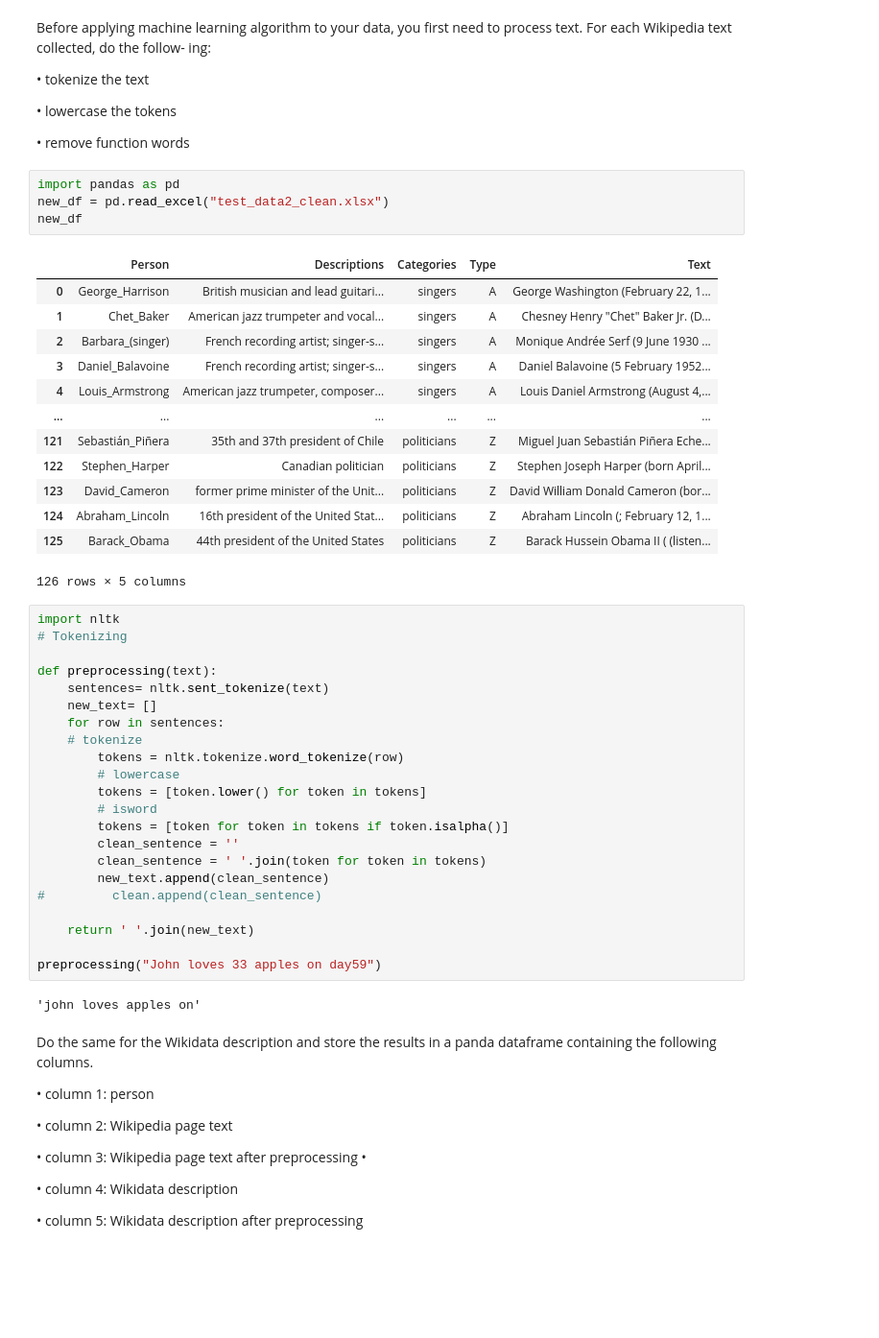
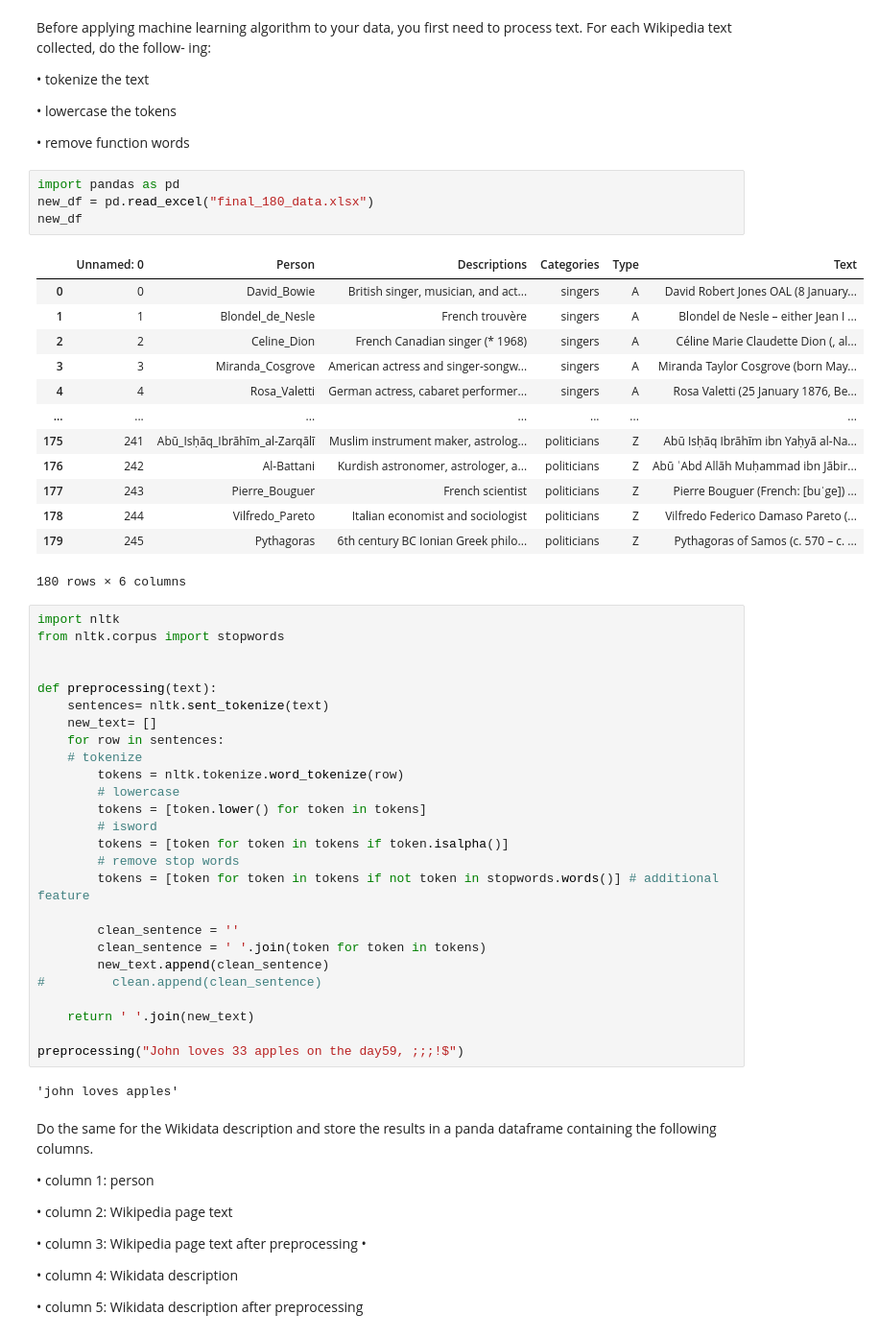
Before and after one commit to Puthineath/DS_final, a Jupyter notebook: Final Project.ipynb, the cells around one changed output. Shown: that part at 96% size. Cells and saved outputs as stored; diff of their text form; blank space fills up the shorter version.

Commit message:
Add files via upload
Done, but gave up on " n_sentences, automatic clustering and tokens method"

```diff
--- a/Final Project.ipynb
+++ b/Final Project.ipynb
@@ -749,25 +652,26 @@ Before applying machine learning algorithm to your data, you first need to proce
 • remove function words
 # %%
 import pandas as pd
-new_df = pd.read_excel("test_data2_clean.xlsx")
+new_df = pd.read_excel("final_180_data.xlsx")
 new_df
 # %% [output]
-|  | Person | Descriptions | Categories | Type | Text |
-| 0 | George_Harrison | British musician and lead guitari... | singers | A | George Washington (February 22, 1... |
-| 1 | Chet_Baker | American jazz trumpeter and vocal... | singers | A | Chesney Henry "Chet" Baker Jr. (D... |
-| 2 | Barbara_(singer) | French recording artist; singer-s... | singers | A | Monique Andrée Serf (9 June 1930 ... |
-| 3 | Daniel_Balavoine | French recording artist; singer-s... | singers | A | Daniel Balavoine (5 February 1952... |
-| 4 | Louis_Armstrong | American jazz trumpeter, composer... | singers | A | Louis Daniel Armstrong (August 4,... |
-| ... | ... | ... | ... | ... | ... |
-| 121 | Sebastián_Piñera | 35th and 37th president of Chile | politicians | Z | Miguel Juan Sebastián Piñera Eche... |
-| 122 | Stephen_Harper | Canadian politician | politicians | Z | Stephen Joseph Harper (born April... |
-| 123 | David_Cameron | former prime minister of the Unit... | politicians | Z | David William Donald Cameron (bor... |
-| 124 | Abraham_Lincoln | 16th president of the United Stat... | politicians | Z | Abraham Lincoln (; February 12, 1... |
-| 125 | Barack_Obama | 44th president of the United States | politicians | Z | Barack Hussein Obama II ( (listen... |
+|  | Unnamed: 0 | Person | Descriptions | Categories | Type | Text |
+| 0 | 0 | David_Bowie | British singer, musician, and act... | singers | A | David Robert Jones OAL (8 January... |
+| 1 | 1 | Blondel_de_Nesle | French trouvère | singers | A | Blondel de Nesle – either Jean I ... |
+| 2 | 2 | Celine_Dion | French Canadian singer (* 1968) | singers | A | Céline Marie Claudette Dion (, al... |
+| 3 | 3 | Miranda_Cosgrove | American actress and singer-songw... | singers | A | Miranda Taylor Cosgrove (born May... |
+| 4 | 4 | Rosa_Valetti | German actress, cabaret performer... | singers | A | Rosa Valetti (25 January 1876, Be... |
+| ... | ... | ... | ... | ... | ... | ... |
+| 175 | 241 | Abū_Isḥāq_Ibrāhīm_al-Zarqālī | Muslim instrument maker, astrolog... | politicians | Z | Abū Isḥāq Ibrāhīm ibn Yaḥyā al-Na... |
+| 176 | 242 | Al-Battani | Kurdish astronomer, astrologer, a... | politicians | Z | Abū ʿAbd Allāh Muḥammad ibn Jābir... |
+| 177 | 243 | Pierre_Bouguer | French scientist | politicians | Z | Pierre Bouguer (French: [buˈge]) ... |
+| 178 | 244 | Vilfredo_Pareto | Italian economist and sociologist | politicians | Z | Vilfredo Federico Damaso Pareto (... |
+| 179 | 245 | Pythagoras | 6th century BC Ionian Greek philo... | politicians | Z | Pythagoras of Samos (c. 570 – c. ... |
-126 rows × 5 columns
+180 rows × 6 columns
 # %%
 import nltk
-# Tokenizing
+from nltk.corpus import stopwords
+
 
 def preprocessing(text):
     sentences= nltk.sent_tokenize(text)
@@ -779,6 +683,9 @@ def preprocessing(text):
         tokens = [token.lower() for token in tokens]
         # isword
         tokens = [token for token in tokens if token.isalpha()]
+        # remove stop words
+        tokens = [token for token in tokens if not token in stopwords.words()] # additional feature
+
         clean_sentence = ''
         clean_sentence = ' '.join(token for token in tokens)
         new_text.append(clean_sentence)
@@ -786,9 +693,9 @@ def preprocessing(text):
 
     return ' '.join(new_text)
 
-preprocessing("John loves 33 apples on day59")
+preprocessing("John loves 33 apples on the day59, ;;;!$")
 # %% [output]
-'john loves apples on'
+'john loves apples'
 # %% [markdown]
 Do the same for the Wikidata description and store the results in a panda dataframe containing the following columns.
 
```
Also changed, not shown: parts of 79 cells of this notebook, 4 other files.
